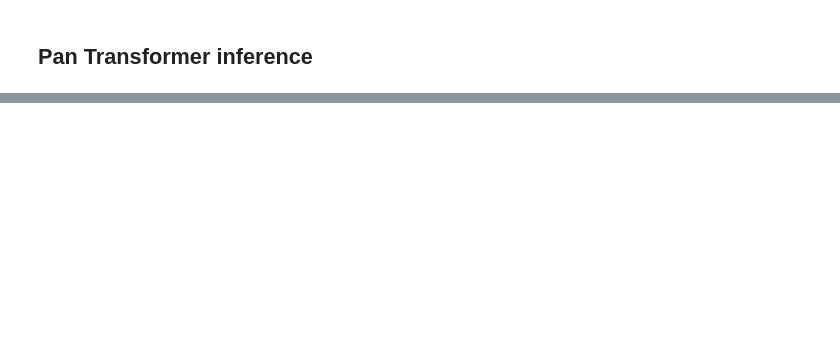
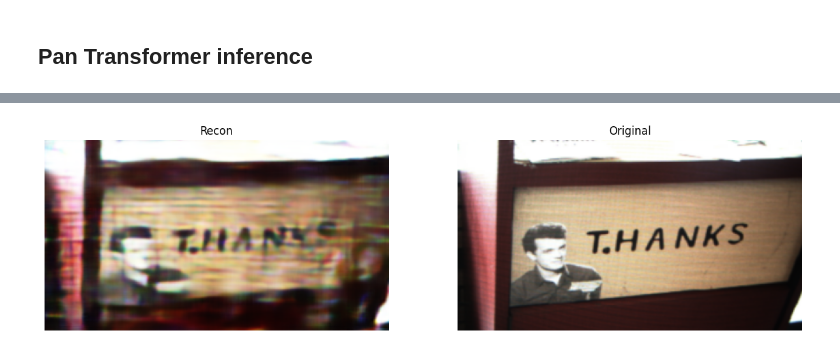
Before and after one commit to ponoma1202/Lensless_Imaging_Transformer, a Jupyter notebook: inference.ipynb, the cells around one changed output, grey strips where cells are left out. Drawn from its saved outputs; the diff is of its cells as text; code cells hidden in the pictures; blank space fills up the shorter version.

```diff
--- a/inference.ipynb
+++ b/inference.ipynb
@@ -108,0 +932,97 @@ Processing image 64...
+# %%
+save_path = "/home/ponoma/workspace/Pan_Transformer/latest_model_pan_mirflickr_300k_steps.pth"
+save_results = True
+
+final_metrics = {}
+
+psnr = PSNR(data_range=1.0).to(device)
+ssim = SSIM(data_range=1.0).to(device)
+lpips = LPIPS(net_type='alex').to(device)
+
+with torch.no_grad():
+    model.eval()
+
+    for img_number in img_numbers:
+        image = np.load(f"/home/ponoma/workspace/DATA/mirflickr_dataset/diffuser_images_npy/im{img_number}.npy")[..., ::-1]
+        target = np.load(f"/home/ponoma/workspace/DATA/mirflickr_dataset/ground_truth_lensed_npy/im{img_number}.npy")[..., ::-1]
+
+        image = np.clip(np.flipud(image)/0.9, 0,1)     # max of measurements is 0.9. Normalizing to range [0, 1]
+        target = np.clip(np.flipud(target), 0,1)
+
+        image = torch.from_numpy(image).permute(2, 0, 1).unsqueeze(0).to(device) # Shape: (1, 3, H, W)
+        target = torch.from_numpy(target).permute(2, 0, 1).unsqueeze(0).to(device)
+
+        image, target = image.to(device), target.to(device)
+
+        reconstructed_channels = []
+        for c in range(3):
+            single_channel_in = image[:, c, :, :].unsqueeze(1)
+
+            #single_channel_in = (single_channel_in - single_channel_in.mean()) / single_channel_in.std()
+            single_channel_out = model(single_channel_in.float())
+            # single_channel_out, _ = crop_borders((single_channel_out, single_channel_out), dataset, downsize_coeff, batch=True)
+
+            single_channel_out = torch.clamp(single_channel_out, 0, 1)
+            reconstructed_channels.append(single_channel_out)
+
+        output = torch.cat(reconstructed_channels, dim=1)
+        output = torch.clamp(output, 0, 1)
+
+        output_cropped = output[:,:,60:,62:-38]
+        target_cropped = target[:,:,60:,62:-38]
+
+        psnr_val = psnr(output_cropped, target_cropped)
+        ssim_val = ssim(output_cropped, target_cropped)
+        mse_val = torch.nn.functional.mse_loss(output_cropped, target_cropped)  # Reduces by default to a scalar
+        output_min = torch.min(output_cropped)
+        if torch.max(output_cropped) - output_min > 0:
+            output_norm = (output_cropped - output_min) / (torch.max(output_cropped) - output_min)
+        else:
+            output_norm = output_cropped
+        lpips_val = lpips(output_norm, target_cropped)
+
+        final_metrics[img_number] = {
+            'PSNR': psnr_val.item(),
+            'SSIM': ssim_val.item(),
+            'MSE': mse_val.item(),
+            'LPIPS': lpips_val.item()
+        }
+
+        print("PSNR: ", psnr_val.item())
+        print("SSIM: ", ssim_val.item())
+        print("MSE Loss: ", mse_val.item())
+        print("LPIPS: ", lpips_val.item())
+        print("\n")
+
+        # fig, ax = plt.subplots(1, 2, figsize=(15,10))
+        # ax[0].imshow(output_cropped.permute(0, 2, 3, 1).squeeze().cpu())
+        # ax[0].set_title('Recon')
+        # ax[0].axis('off')
+
+        # ax[1].imshow(target_cropped.permute(0, 2, 3, 1).squeeze().cpu())
+        # ax[1].set_title('Original')
+        # ax[1].axis('off')
+
+        # break
+
+
+# --- Final Calculation & Saving ---
+if save_results:
+    save_dir = f'/home/ponoma/workspace/Lensless_Image_Reconstruction/imgs_for_paper/{model_type}_{dataset}_mse'
+    os.makedirs(save_dir, exist_ok=True)
+    # np.save(f"{save_dir}/{img_number}_no_border_crop.npy", out_img_no_border_crop)
+    # np.save(f"{save_dir}/{img_number}_uncropped.npy", out_img)
+
+    np.save(f"{save_dir}/indiv_imgs_final_metrics.npy", final_metrics)
+
+fig, ax = plt.subplots(1, 2, figsize=(15,10))
+ax[0].imshow(out_img_no_border_crop)
+ax[0].set_title('Recon')
+ax[0].axis('off')
+
+ax[1].imshow(target_no_border_crop)
+ax[1].set_title('Original')
+ax[1].axis('off')
+
+plt.show()
+# %% [output]
@@ -108,0 +1046 @@ Processing image 64...
+[figure, added]
```
Also changed, not shown: parts of 15 cells of this notebook, 7 other files.
